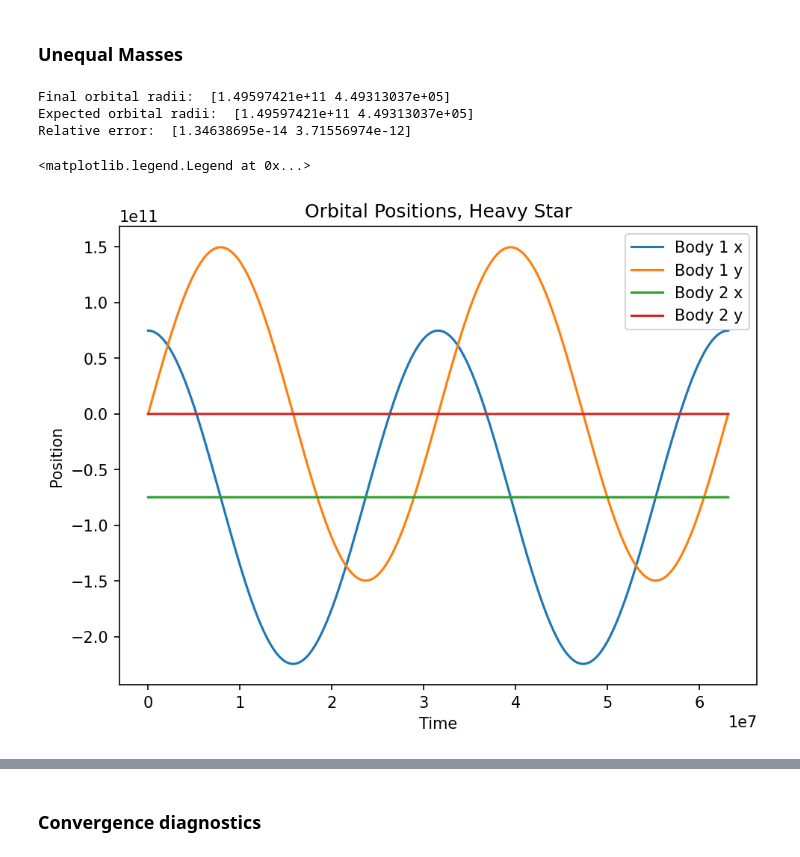
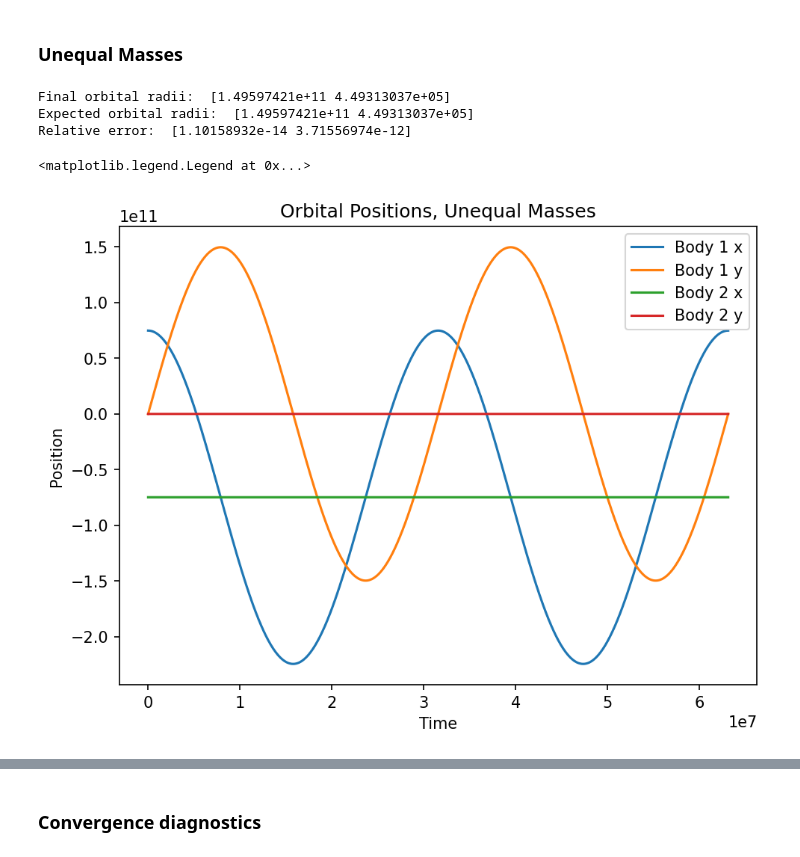
Before and after one commit to DanDan0101/numerical-methods, a Jupyter notebook: Tutorial 3/Tutorial_3.ipynb, the cells around one changed output, grey strips where cells are left out. Drawn from its saved outputs; the diff is of its cells as text; code cells hidden in the pictures.

```diff
--- a/Tutorial 3/Tutorial_3.ipynb
+++ b/Tutorial 3/Tutorial_3.ipynb
@@ -37,26 +13,0 @@ def RK4(f, x0, t0, tf, N):
-# %%
-# @njit
-def n_body(m, x0, v0, tf, N):
-    """
-    N-body integrator using RK4.
-    m: masses (np.ndarray of shape (n,))
-    x0: initial positions (np.ndarray of shape (n, D))
-    v0: initial velocities (np.ndarray of shape (n, D))
-    tf: final time (float)
-    N: number of time steps (int)
-    Returns: concatenated x and v (np.ndarray of shape (N + 1, 2*n, D))
-    """
-    n, D = x0.shape
-    def f(_, y):
-        """
-        y: concatenated x and v (np.ndarray of shape (2n, D))
-        """
-        dy = np.zeros_like(y)
-        dy[:n] = y[n:]
-        x = y[:n]
-        for i in range(n):
-            x_red = np.delete(x, i, 0)
-            m_red = np.delete(m, i)
-            dy[n + i] = G * np.sum((m_red / np.linalg.norm(x_red - x[i], axis = 1)**3)[:, np.newaxis] * (x_red - x[i]), axis = 0)
-        return dy
-    return RK4(f, np.concatenate((x0, v0), axis = 0), 0, tf, N)
@@ -63,3 +64,17 @@ def n_body(m, x0, v0, tf, N):
+# %%
+def n_body(m, x0, v0, tf, N):
+    """
+    N-body integrator using RK4. Wrapper for RK4_fast.
+
+    m: masses (np.ndarray of shape (n,))
+    x0: initial positions (np.ndarray of shape (n, D))
+    v0: initial velocities (np.ndarray of shape (n, D))
+    tf: final time (float)
+    N: number of time steps (int)
+    Returns: phase space vector (np.ndarray of shape (N + 1, 2n, D))
+    """
+
+    return RK4(np.concatenate((x0, v0), axis = 0), m, 0, tf, N)
 # %% [markdown]
 ## Results
 ### Equal Masses
@@ -122,7 +137,7 @@ x0 = np.array([[r / 2, 0], [-r / 2, 0]])
 v0 = np.array([[0, np.sqrt(G * m[1]**2 / ((m[0] + m[1]) * r))], [0, -np.sqrt(G * m[0]**2 / ((m[0] + m[1]) * r))]])
 tf = 2 * np.sqrt(4 * np.pi**2 * r**3 / (G * (m[0] + m[1])))
 N = 10000
-sol = n_body(np.array(m), x0, v0, tf, N)
+sol = n_body(m, x0, v0, tf, N)
 sol_x = sol[:, :len(m), :]
 sol_v = sol[:, len(m):, :]
 t = np.linspace(0, tf, N + 1)
@@ -139,20 +154,20 @@ print("Relative error: ", r_err)
 # %% [output]
 Final orbital radii:  [1.49597421e+11 4.49313037e+05]
 Expected orbital radii:  [1.49597421e+11 4.49313037e+05]
-Relative error:  [1.34638695e-14 3.71556974e-12]
+Relative error:  [1.10158932e-14 3.71556974e-12]
 # %%
 fig, ax = plt.subplots(dpi = 150, layout = "constrained")
 plt.plot(t, sol_x[:, 0, 0], label = "Body 1 x")
 plt.plot(t, sol_x[:, 0, 1], label = "Body 1 y")
 plt.plot(t, sol_x[:, 1, 0], label = "Body 2 x")
 plt.plot(t, sol_x[:, 1, 1], label = "Body 2 y")
 plt.xlabel("Time")
 plt.ylabel("Position")
-plt.title("Orbital Positions, Heavy Star")
+plt.title("Orbital Positions, Unequal Masses")
 plt.legend()
 # %% [output]
 <matplotlib.legend.Legend at 0x...>
-[figure, old version]
+[figure, new version]
 # %%
 fig, ax = plt.subplots(dpi = 150, layout = "constrained")
 ax.set_aspect("equal")
```
Also changed, not shown: parts of 11 cells of this notebook, 2 other files.
